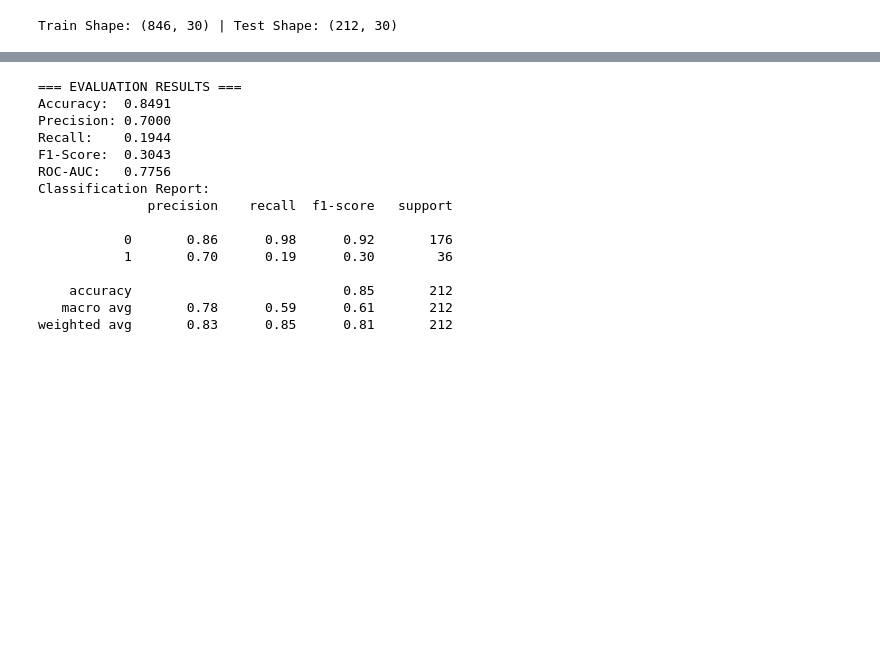
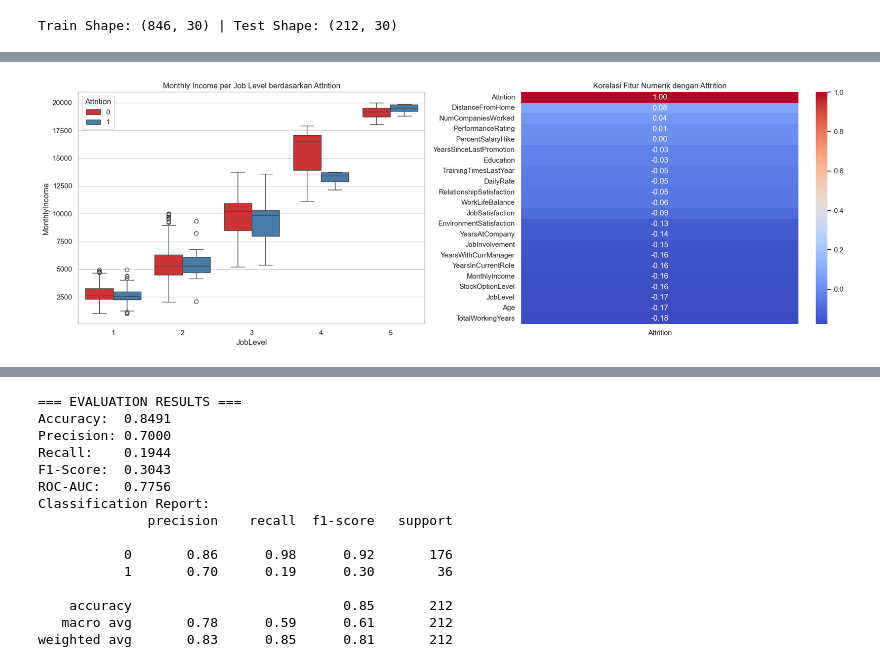
Before and after one commit to ZyVoir/pidi-capstone, a Jupyter notebook: DS/submission-1/submission/notebook.ipynb, the cells around one changed output, grey strips where cells are left out. Saved outputs shown, nothing was run; the diff lists cells and outputs as text; code cells hidden in the pictures; blank space fills up the shorter version.

```diff
--- a/DS/submission-1/submission/notebook.ipynb
+++ b/DS/submission-1/submission/notebook.ipynb
@@ -73,0 +161,22 @@ Train Shape: (846, 30) | Test Shape: (212, 30)
+# %%
+# 2. Hubungan Variabel Numerik (Monthly Income, Job Level) dengan Attrition
+fig, axes = plt.subplots(1, 2, figsize=(18, 6))
+
+# Monthly Income Disparity by Job Level and Attrition
+sns.boxplot(data=labeled_df, x='JobLevel', y='MonthlyIncome', hue='Attrition', ax=axes[0], palette='Set1')
+axes[0].set_title('Monthly Income per Job Level berdasarkan Attrition')
+
+# Korelasi antar Fitur Numerik Utama & Attrition
+corr_cols = ['Age', 'DailyRate', 'DistanceFromHome', 'Education', 'EnvironmentSatisfaction',
+             'JobInvolvement', 'JobLevel', 'JobSatisfaction', 'MonthlyIncome',
+             'NumCompaniesWorked', 'PercentSalaryHike', 'PerformanceRating', 'RelationshipSatisfaction',
+             'StockOptionLevel', 'TotalWorkingYears', 'TrainingTimesLastYear', 'WorkLifeBalance',
+             'YearsAtCompany', 'YearsInCurrentRole', 'YearsSinceLastPromotion', 'YearsWithCurrManager', 'Attrition']
+corr_matrix = labeled_df[corr_cols].corr()
+sns.heatmap(corr_matrix[['Attrition']].sort_values(by='Attrition', ascending=False),
+            annot=True, cmap='coolwarm', fmt=".2f", ax=axes[1])
+axes[1].set_title('Korelasi Fitur Numerik dengan Attrition')
+plt.tight_layout()
+plt.show()
+# %% [output]
+[figure, added]
```
Also changed, not shown: parts of 8 cells of this notebook, 5 other files.
